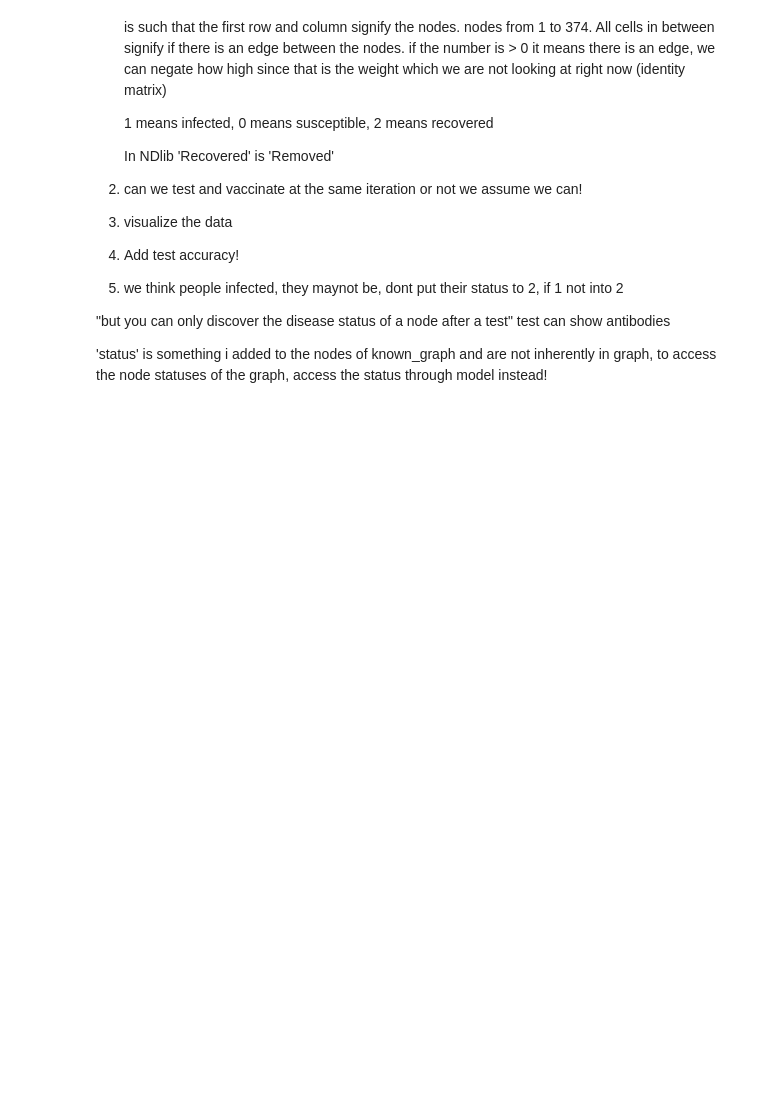
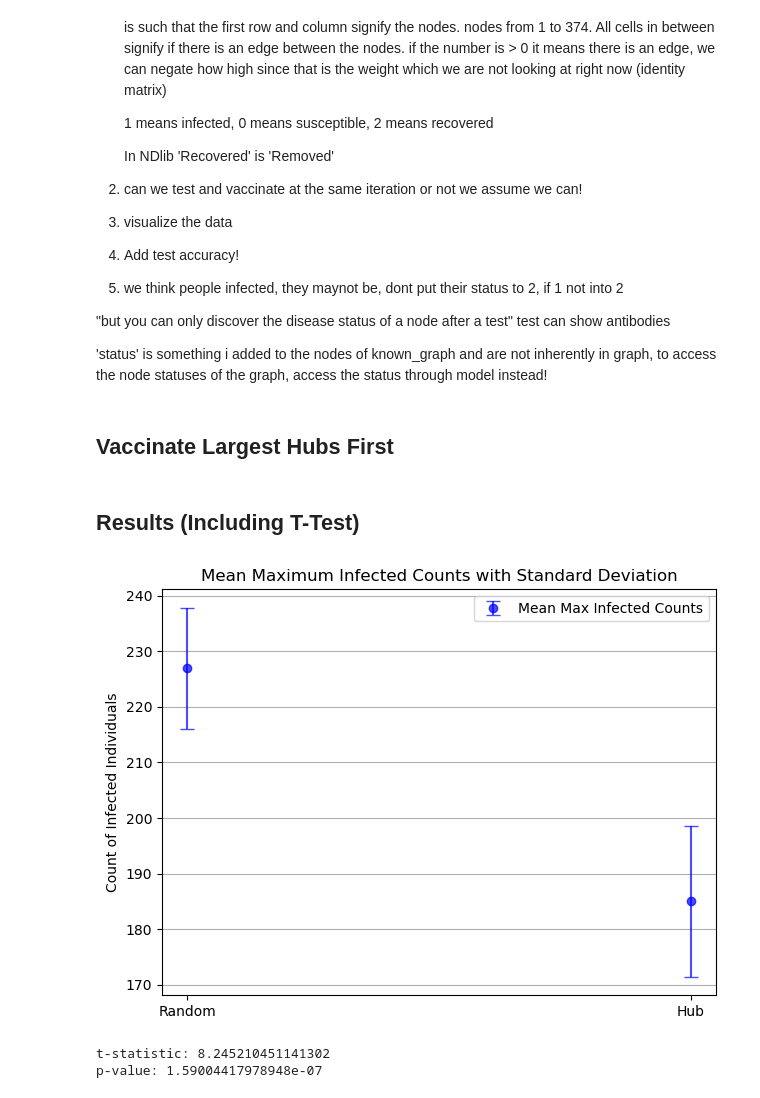
Before and after one commit to marv50/farv, a Jupyter notebook: Intro_Assignment_2.ipynb, the cells around one changed output. Saved outputs shown, nothing was run; the diff lists cells and outputs as text; code cells hidden in the pictures; blank space fills up the shorter version.

Commit message:
campaign results

```diff
--- a/Intro_Assignment_2.ipynb
+++ b/Intro_Assignment_2.ipynb
@@ -1974,0 +2026,2 @@ run_model(test_max, beta, gamma, t_span)
+# %% [markdown]
+## Vaccinate Largest Hubs First
@@ -1974,0 +2177,2 @@ run_model(test_max, beta, gamma, t_span)
+# %% [markdown]
+## Results (Including T-Test)
@@ -1974,0 +2221,21 @@ run_model(test_max, beta, gamma, t_span)
+# %%
+t_span = 100
+beta = 0.3
+gamma = 0.1
+test_max = 5
+vac_budget = 5
+test_accuracy = 1.0
+num_runs = 10
+
+
+
+plot_campaign_results(test_max, beta, gamma, t_span, num_runs)
+
+t_stat, p_val = t_test(test_max, beta, gamma, t_span, num_runs)
+
+print("t-statistic:", t_stat)
+print("p-value:", p_val)
+# %% [output]
+[figure, added]
+t-statistic: 8.245210451141302
+p-value: 1.59004417978948e-07
```
Also changed, not shown: parts of 14 cells of this notebook.
